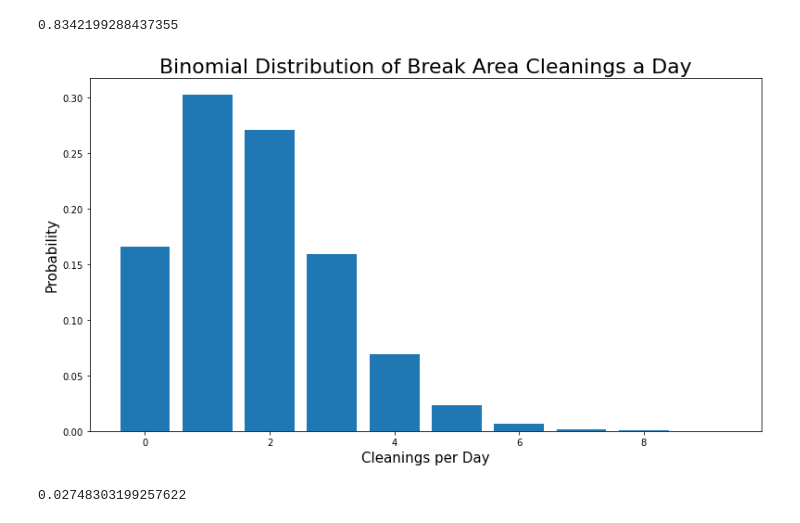
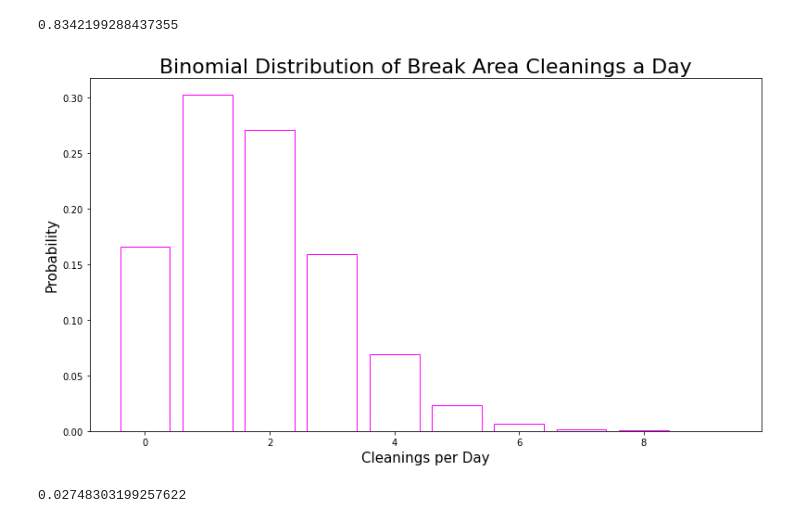
Before and after one commit to masonsherbondy/statistics-exercises, a Jupyter notebook: probability_distributions.ipynb, the cells around one changed output. Saved outputs shown, nothing was run; the diff lists cells and outputs as text; code cells hidden in the pictures.

```diff
--- a/probability_distributions.ipynb
+++ b/probability_distributions.ipynb
@@ -164,13 +171,13 @@ stats.binom(n_trials, p).sf(0)
 # %%
 x = np.arange(0, 10)
 y = stats.binom(n_trials, p).pmf(x)
 plt.figure(figsize = (13, 7))
-plt.bar(x,y)
+plt.bar(x, y, color = 'white', ec = 'magenta')
 plt.title('Binomial Distribution of Break Area Cleanings a Day', size = 22)
 plt.xlabel('Cleanings per Day', size = 15)
 plt.ylabel('Probability', size = 15);
 # %% [output]
-[figure, old version]
+[figure, new version]
 # %%
 stats.binom(n_trials * 2, p).pmf(0)
 #There is a 3% chance the break area will not be cleaned in 2 days
```
Also changed, not shown: parts of 9 cells of this notebook, 9 other files.
